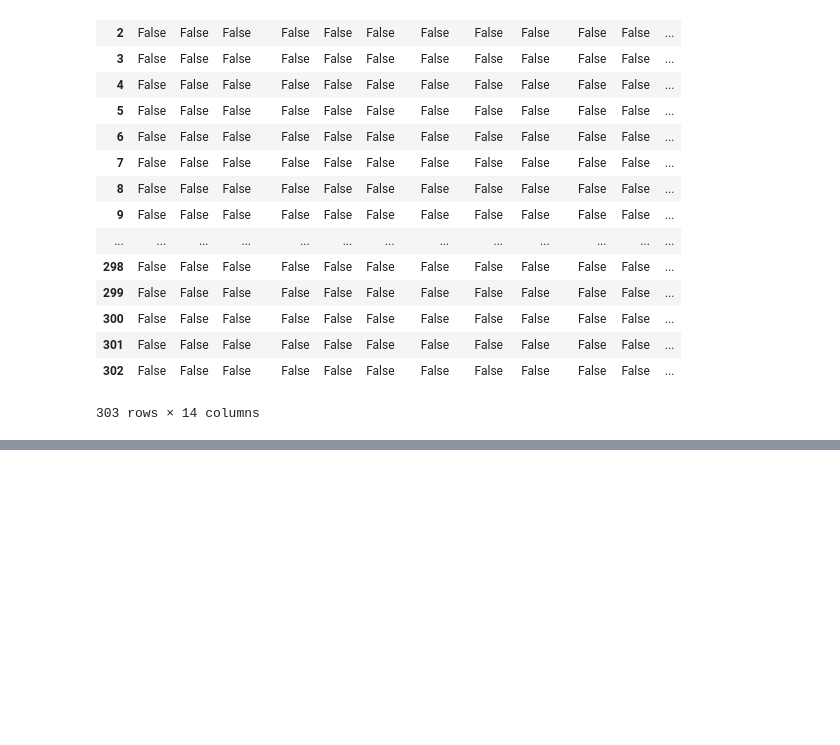
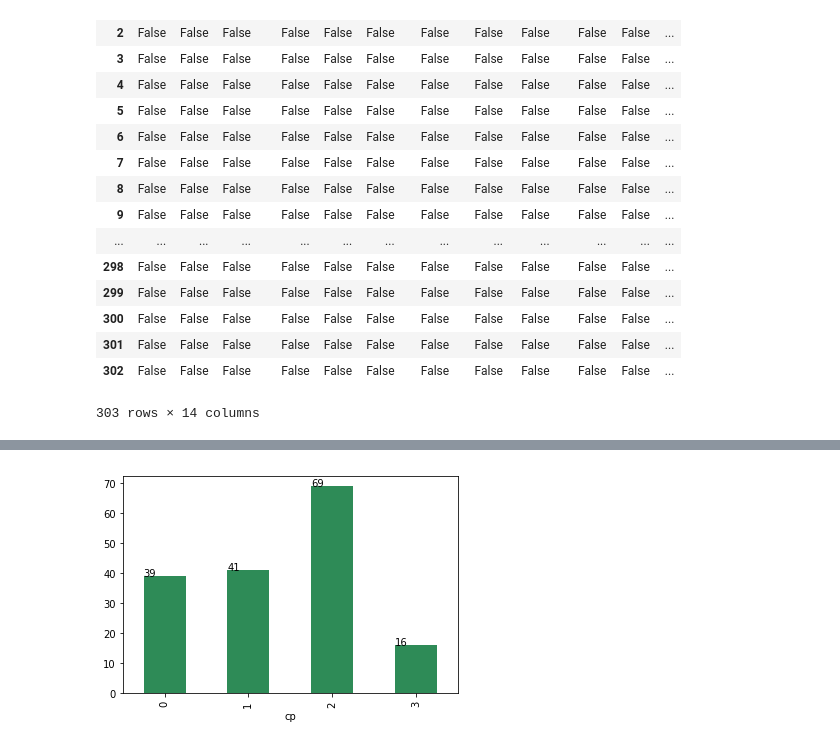
Before and after one commit to r12senthil/HealthCare_Analysis, a Jupyter notebook: Copy_of_HealthCare_case.ipynb, the cells around one changed output, grey strips where cells are left out. Saved outputs shown, nothing was run; the diff lists cells and outputs as text; code cells hidden in the pictures; blank space fills up the shorter version.

```diff
--- a/Copy_of_HealthCare_case.ipynb
+++ b/Copy_of_HealthCare_case.ipynb
@@ -85,0 +173,8 @@ train_df.isnull()
+# %%
+# Check How the CP effects the Heart deseases
+ax=train_df.groupby(['cp']).sum()['target'].plot(kind='bar',color='seagreen')
+for i in ax.patches:
+  ax.annotate(i.get_height(),(i.get_x(),i.get_height()))
+plt.show()
+# %% [output]
+[figure, added]
```
Also changed, not shown: parts of 10 cells of this notebook.
